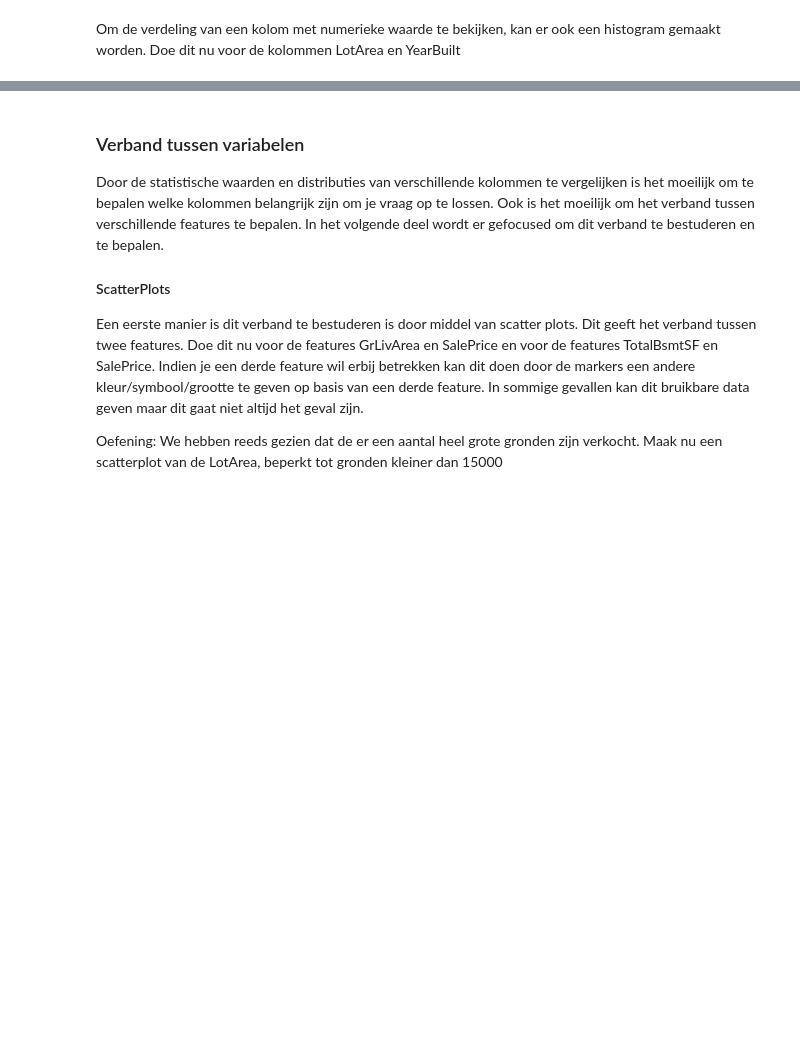
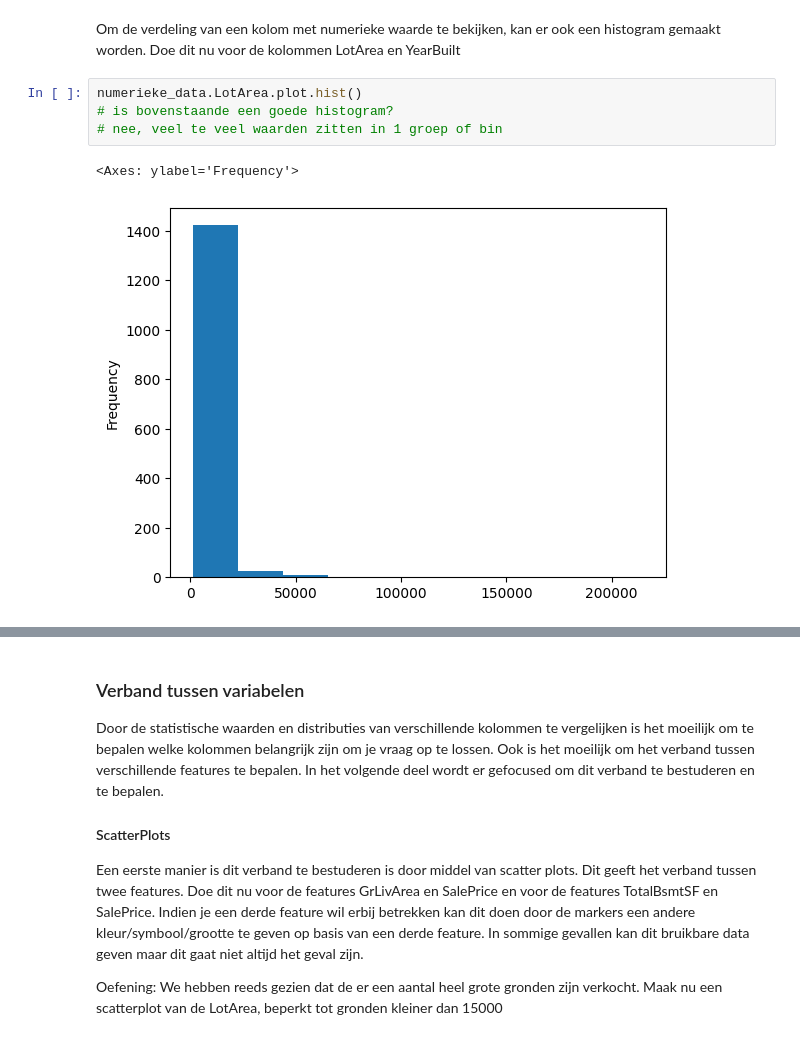
Before and after one commit to Data-Science-2425/Leerstof, a Jupyter notebook: Week 3/03_DataExploration.ipynb, the cells around one changed output, grey strips where cells are left out. Cells and saved outputs as stored; diff of their text form; blank space fills up the shorter version.

```diff
--- a/Week 3/03_DataExploration.ipynb
+++ b/Week 3/03_DataExploration.ipynb
@@ -200,3 +234,10 @@ Maak nu op basis van dit dataframe een bar plot dat het gemiddelde, standaardafw
 # %% [markdown]
 Om de verdeling van een kolom met numerieke waarde te bekijken, kan er ook een histogram gemaakt worden.
 Doe dit nu voor de kolommen LotArea en YearBuilt
+# %%
+numerieke_data.LotArea.plot.hist()
+# is bovenstaande een goede histogram?
+# nee, veel te veel waarden zitten in 1 groep of bin
+# %% [output]
+<Axes: ylabel='Frequency'>
+[figure, added]
```
Also changed, not shown: parts of 20 cells of this notebook, 1 other file.
